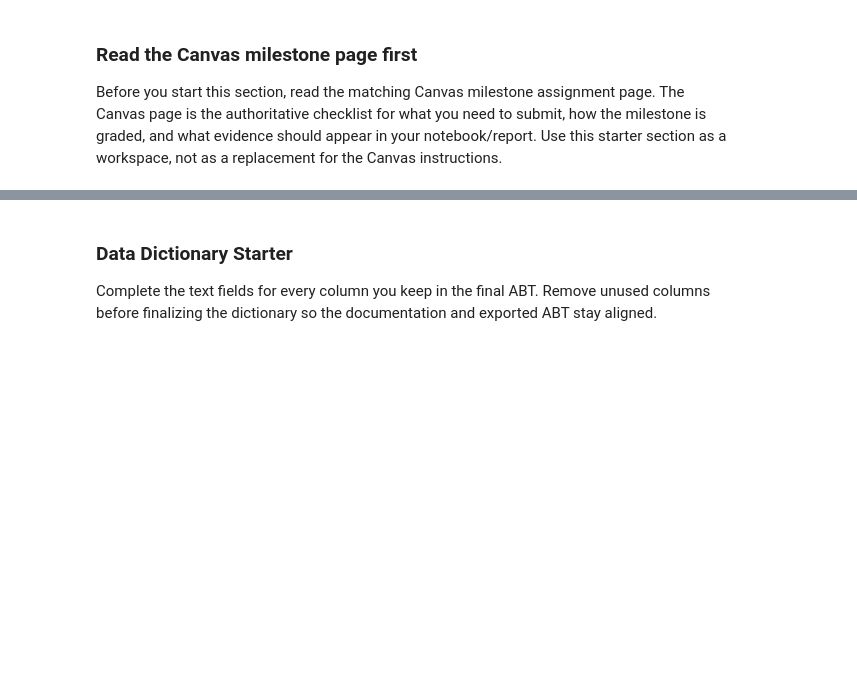
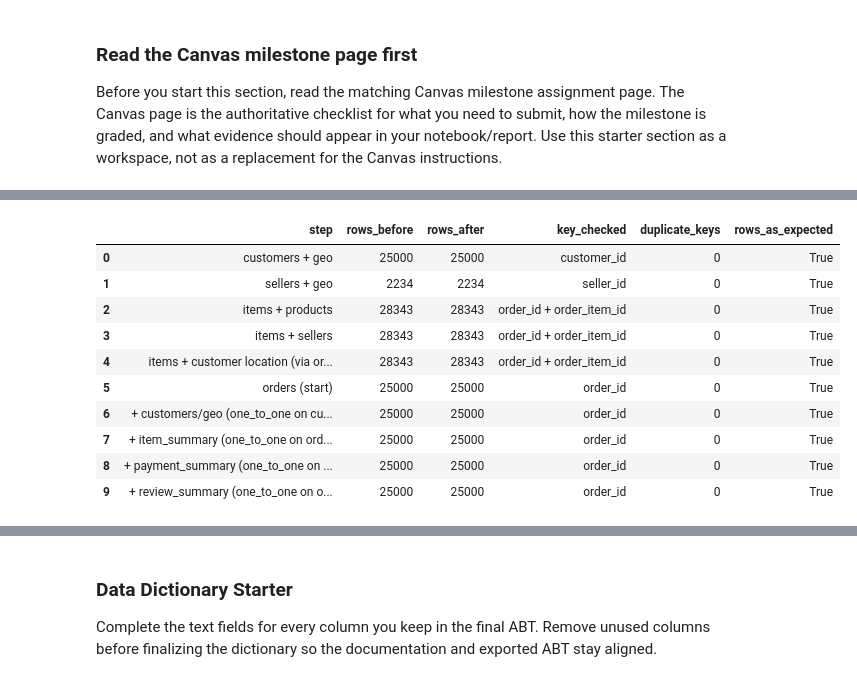
Before and after one commit to BenMLaw/ban6003-project-option-2-olist-BenMLaw, a Jupyter notebook: notebooks/olist_project_starter.ipynb, the cells around one changed output, grey strips where cells are left out. Saved outputs shown, nothing was run; the diff lists cells and outputs as text; code cells hidden in the pictures; blank space fills up the shorter version.

```diff
--- a/notebooks/olist_project_starter.ipynb
+++ b/notebooks/olist_project_starter.ipynb
@@ -610,0 +854,69 @@ abt.loc[review_outcome_observed, "high_review_score"] = (
+# %%
+n_orders = len(orders_c)
+abt = orders_c.copy()
+log_merge("orders (start)", n_orders, abt, expected_rows=n_orders)
+
+abt = abt.merge(
+    customer_geo.drop(columns=["customer_zip5"], errors="ignore"),
+    on="customer_id", how="left", validate="one_to_one",
+)
+# keep the padded string zip for reference
+abt = abt.merge(customers_c[["customer_id", "customer_zip5"]], on="customer_id", how="left", validate="one_to_one")
+log_merge("+ customers/geo (one_to_one on customer_id)", n_orders, abt, expected_rows=n_orders)
+
+abt = abt.merge(item_summary, on="order_id", how="left", validate="one_to_one")
+log_merge("+ item_summary (one_to_one on order_id)", n_orders, abt, expected_rows=n_orders)
+
+abt = abt.merge(payment_summary, on="order_id", how="left", validate="one_to_one")
+log_merge("+ payment_summary (one_to_one on order_id)", n_orders, abt, expected_rows=n_orders)
+
+abt = abt.merge(review_summary, on="order_id", how="left", validate="one_to_one")
+log_merge("+ review_summary (one_to_one on order_id)", n_orders, abt, expected_rows=n_orders)
+
+# ---- Derived date features (purchase-time information only) ----
+purchase = abt["order_purchase_timestamp"]
+abt["purchase_month"] = purchase.dt.month
+abt["purchase_dayofweek"] = purchase.dt.dayofweek
+abt["purchase_hour"] = purchase.dt.hour
+abt["promised_delivery_days"] = (abt["order_estimated_delivery_date"].dt.normalize() - purchase.dt.normalize()).dt.days
+abt["delivery_days"] = (abt["order_delivered_customer_date"].dt.normalize() - purchase.dt.normalize()).dt.days
+
+# ---- Targets: defined only where the outcome is observed ----
+# delivered_late: the estimated date is stored at midnight, so compare calendar dates.
+# A delivery any time on the promised day is on time.
+delivery_observed = (
+    abt["order_status"].eq("delivered")
+    & abt["order_delivered_customer_date"].notna()
+    & abt["order_estimated_delivery_date"].notna()
+)
+abt["delivered_late"] = pd.Series(pd.NA, index=abt.index, dtype="Int64")
+abt.loc[delivery_observed, "delivered_late"] = (
+    abt.loc[delivery_observed, "order_delivered_customer_date"].dt.normalize()
+    > abt.loc[delivery_observed, "order_estimated_delivery_date"].dt.normalize()
+).astype(int)
+
+# Comparison with the starter definition (full timestamp vs midnight estimate)
+late_starter = (
+    abt.loc[delivery_observed, "order_delivered_customer_date"]
+> abt.loc[delivery_observed, "order_estimated_delivery_date"]
+).astype(int)
+rows_differing = int((late_starter != abt.loc[delivery_observed, "delivered_late"].astype(int)).sum())
+print(f"Orders labeled late by the starter timestamp rule but on time by the date rule: {rows_differing}")
+
+# high_review_score: last review score >= 4, only where a review exists
+abt["high_review_score"] = pd.Series(pd.NA, index=abt.index, dtype="Int64")
+has_review = abt["review_score_last"].notna()
+abt.loc[has_review, "high_review_score"] = (abt.loc[has_review, "review_score_last"] >= 4).astype(int)
+
+# is_canceled: only delivered (0) and canceled (1) have a resolved outcome
+abt["is_canceled"] = pd.Series(pd.NA, index=abt.index, dtype="Int64")
+abt.loc[abt["order_status"].eq("delivered"), "is_canceled"] = 0
+abt.loc[abt["order_status"].eq("canceled"), "is_canceled"] = 1
+
+# Final column order: drop the leftover customer zip column that duplicates the int key
+abt = abt.drop(columns=["geolocation_zip_code_prefix"], errors="ignore")
+
+display(pd.DataFrame(merge_log))
+print(abt.shape)
+display(abt.head())
+# %% [output]
@@ -610,0 +924,11 @@ abt.loc[review_outcome_observed, "high_review_score"] = (
+|  | step | rows_before | rows_after | key_checked | duplicate_keys | rows_as_expected |
+| 0 | customers + geo | 25000 | 25000 | customer_id | 0 | True |
+| 1 | sellers + geo | 2234 | 2234 | seller_id | 0 | True |
+| 2 | items + products | 28343 | 28343 | order_id + order_item_id | 0 | True |
+| 3 | items + sellers | 28343 | 28343 | order_id + order_item_id | 0 | True |
+| 4 | items + customer location (via or... | 28343 | 28343 | order_id + order_item_id | 0 | True |
+| 5 | orders (start) | 25000 | 25000 | order_id | 0 | True |
+| 6 | + customers/geo (one_to_one on cu... | 25000 | 25000 | order_id | 0 | True |
+| 7 | + item_summary (one_to_one on ord... | 25000 | 25000 | order_id | 0 | True |
+| 8 | + payment_summary (one_to_one on ... | 25000 | 25000 | order_id | 0 | True |
+| 9 | + review_summary (one_to_one on o... | 25000 | 25000 | order_id | 0 | True |
```
Also changed, not shown: parts of 22 cells of this notebook, 9 other files.
